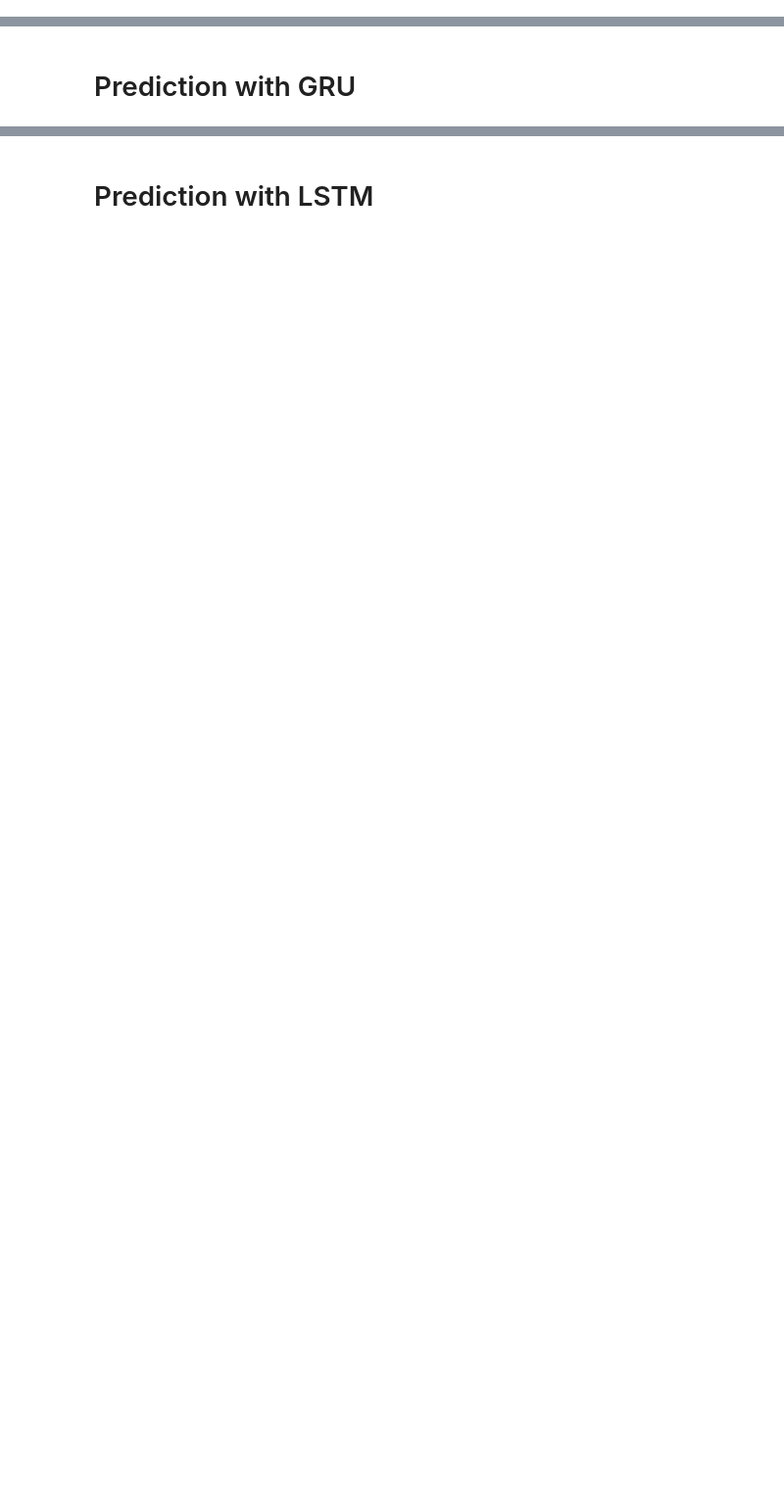
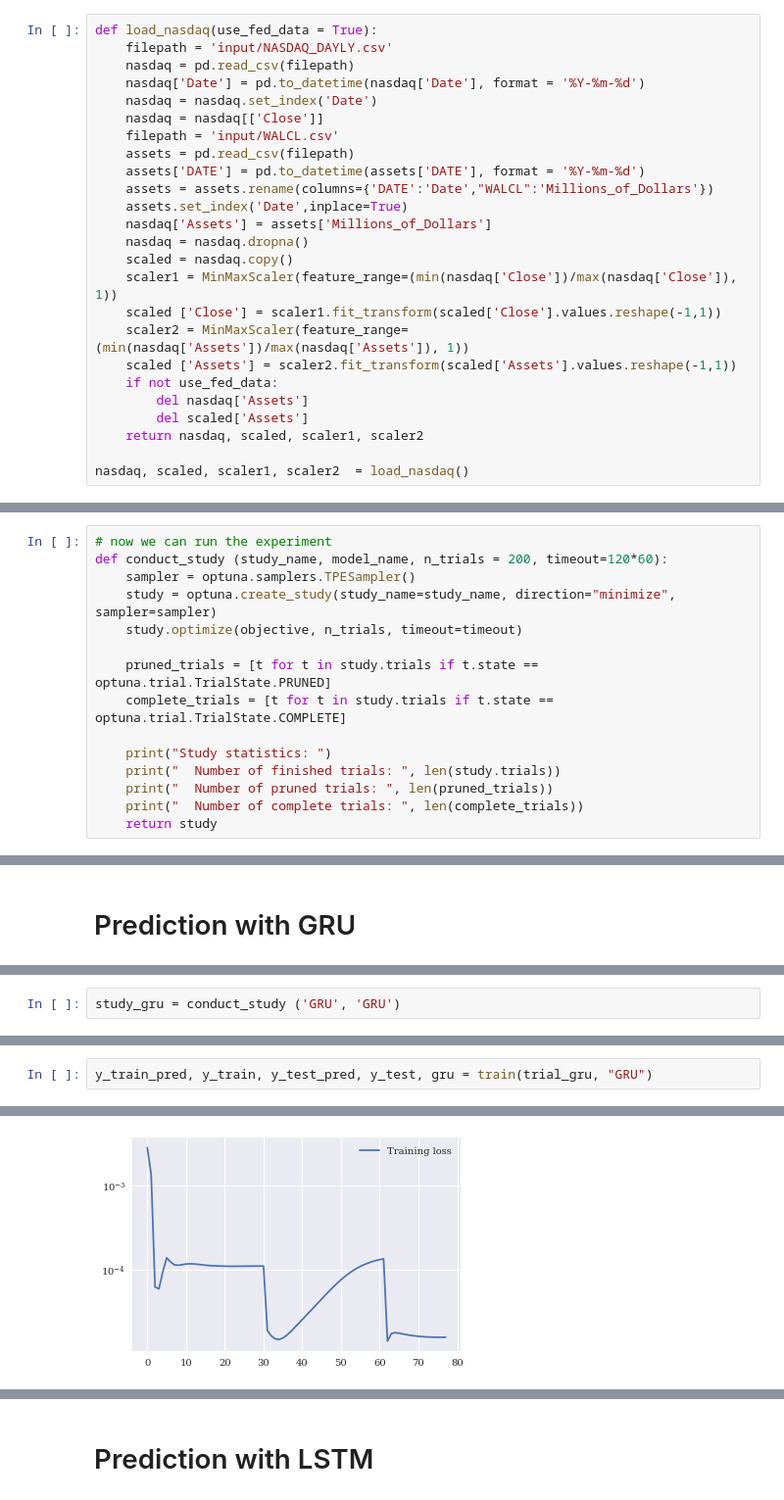
Before and after one commit to RoyMahlab/GRU-LSTM-FED, a Jupyter notebook: Prediction FED.ipynb, the cells around one changed output, grey strips where cells are left out. Shown at 98% size. Drawn from its saved outputs; the diff is of its cells as text; blank space fills up the shorter version.

```diff
--- a/Prediction FED.ipynb
+++ b/Prediction FED.ipynb
@@ -122,0 +31,25 @@ scaled
+# %%
+def load_nasdaq(use_fed_data = True):
+    filepath = 'input/NASDAQ_DAYLY.csv'
+    nasdaq = pd.read_csv(filepath)
+    nasdaq['Date'] = pd.to_datetime(nasdaq['Date'], format = '%Y-%m-%d')
+    nasdaq = nasdaq.set_index('Date')
+    nasdaq = nasdaq[['Close']]
+    filepath = 'input/WALCL.csv'
+    assets = pd.read_csv(filepath)
+    assets['DATE'] = pd.to_datetime(assets['DATE'], format = '%Y-%m-%d')
+    assets = assets.rename(columns={'DATE':'Date',"WALCL":'Millions_of_Dollars'})
+    assets.set_index('Date',inplace=True)
+    nasdaq['Assets'] = assets['Millions_of_Dollars']
+    nasdaq = nasdaq.dropna()
+    scaled = nasdaq.copy()
+    scaler1 = MinMaxScaler(feature_range=(min(nasdaq['Close'])/max(nasdaq['Close']), 1))
+    scaled ['Close'] = scaler1.fit_transform(scaled['Close'].values.reshape(-1,1))
+    scaler2 = MinMaxScaler(feature_range=(min(nasdaq['Assets'])/max(nasdaq['Assets']), 1))
+    scaled ['Assets'] = scaler2.fit_transform(scaled['Assets'].values.reshape(-1,1))
+    if not use_fed_data:
+        del nasdaq['Assets']
+        del scaled['Assets']
+    return nasdaq, scaled, scaler1, scaler2
+
+nasdaq, scaled, scaler1, scaler2  = load_nasdaq()
@@ -186,0 +215,15 @@ class LSTM(nn.Module):
+# %%
+# now we can run the experiment
+def conduct_study (study_name, model_name, n_trials = 200, timeout=120*60):
+    sampler = optuna.samplers.TPESampler()
+    study = optuna.create_study(study_name=study_name, direction="minimize", sampler=sampler)
+    study.optimize(objective, n_trials, timeout=timeout)
+
+    pruned_trials = [t for t in study.trials if t.state == optuna.trial.TrialState.PRUNED]
+    complete_trials = [t for t in study.trials if t.state == optuna.trial.TrialState.COMPLETE]
+
+    print("Study statistics: ")
+    print("  Number of finished trials: ", len(study.trials))
+    print("  Number of pruned trials: ", len(pruned_trials))
+    print("  Number of complete trials: ", len(complete_trials))
+    return study
@@ -272,0 +347,2 @@ Study statistics:
+# %%
+study_gru = conduct_study ('GRU', 'GRU')
@@ -381,0 +385,3 @@ y_test = scaler1.inverse_transform(y_test.cpu().detach().numpy())
+# %%
+y_train_pred, y_train, y_test_pred, y_test, gru = train(trial_gru, "GRU")
+# %% [output]
@@ -382,3 +393,4 @@ y_test = scaler1.inverse_transform(y_test.cpu().detach().numpy())
+[figure, added]
 # %%
 # calculate root mean squared error
 trainScore = math.sqrt(mean_squared_error(y_train[:,0], y_train_pred[:,0]))
```
Also changed, not shown: parts of 62 cells of this notebook.
